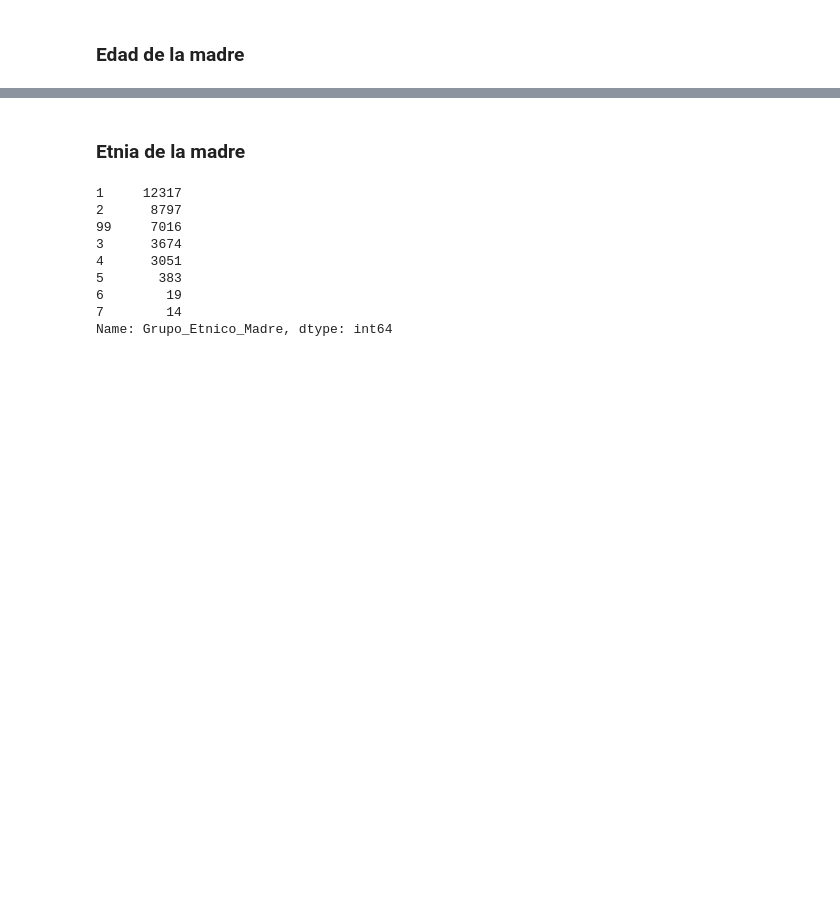
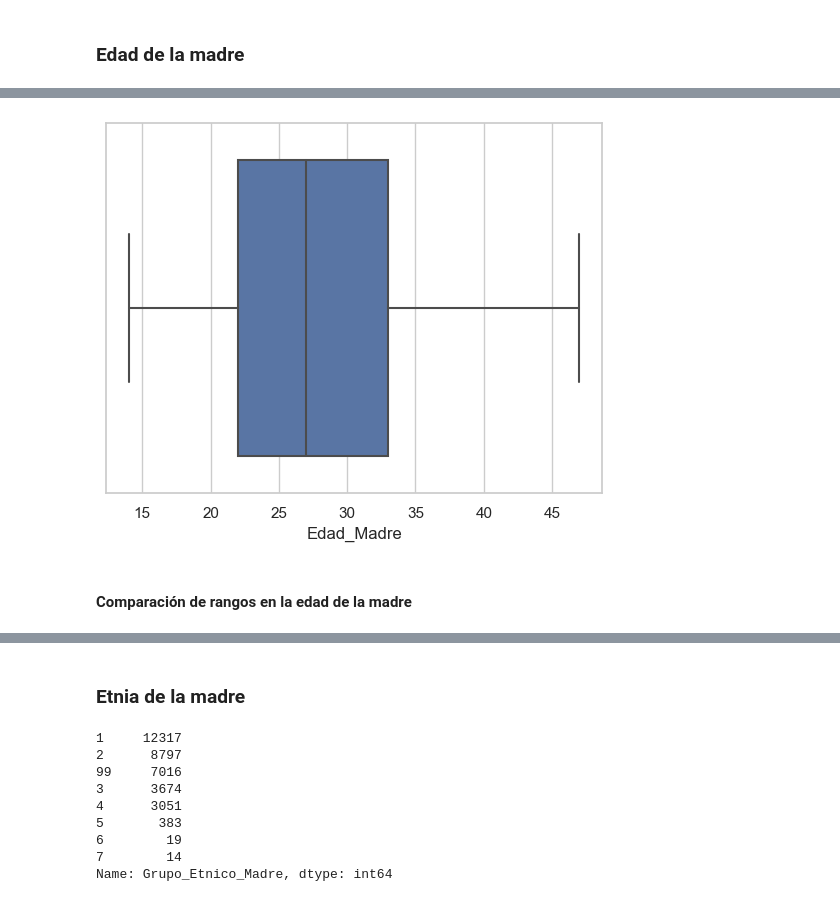
Before and after one commit to stefanoaragoni/mineria_proyecto, a Jupyter notebook: svm.ipynb, the cells around one changed output, grey strips where cells are left out. Saved outputs shown, nothing was run; the diff lists cells and outputs as text; code cells hidden in the pictures; blank space fills up the shorter version.

```diff
--- a/svm.ipynb
+++ b/svm.ipynb
@@ -592,0 +540,8 @@ Name: Edad_Madre, dtype: int64
+# %%
+df1['Edad_Madre'].value_counts()
+# diagrama de tendencia central
+ax = sns.boxplot(x=df1["Edad_Madre"])
+# %% [output]
+[figure, added]
+# %% [markdown]
+#### Comparación de rangos en la edad de la madre
```
Also changed, not shown: parts of 18 cells of this notebook.
